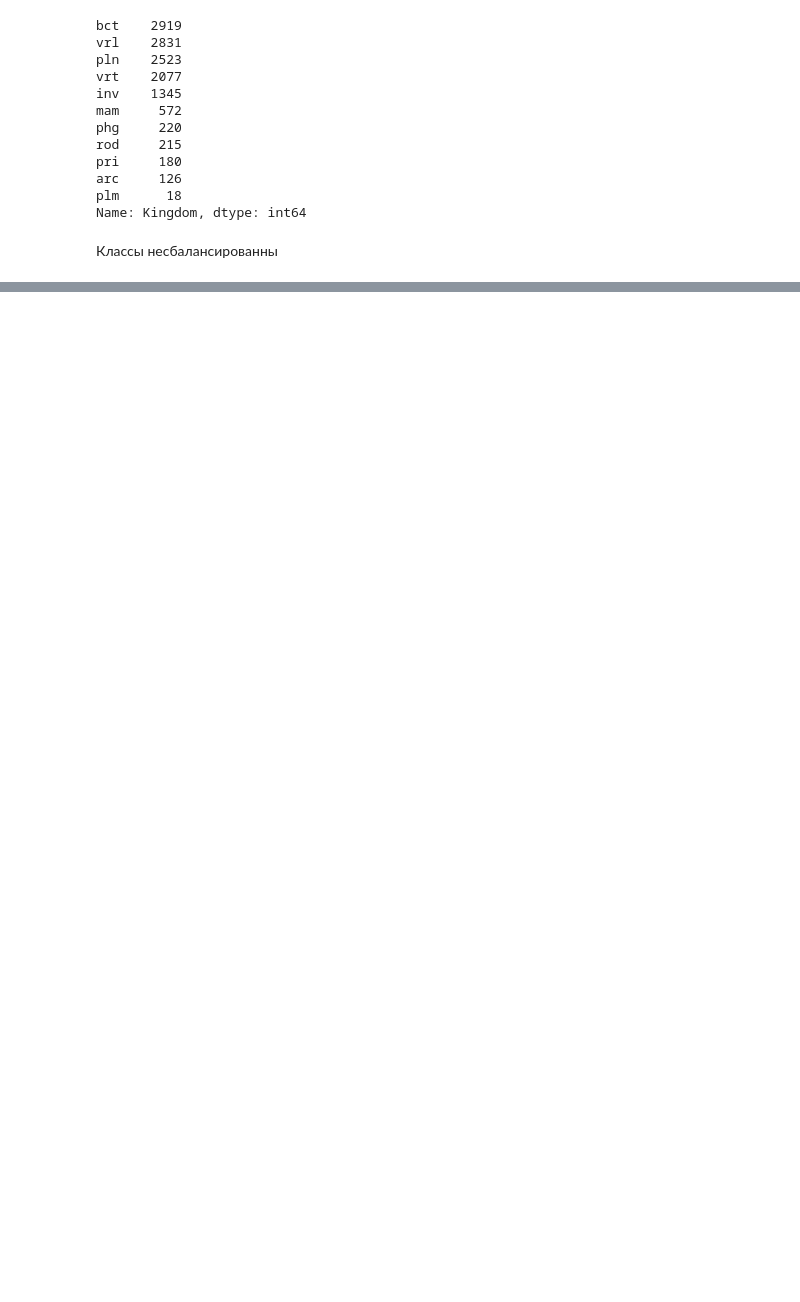
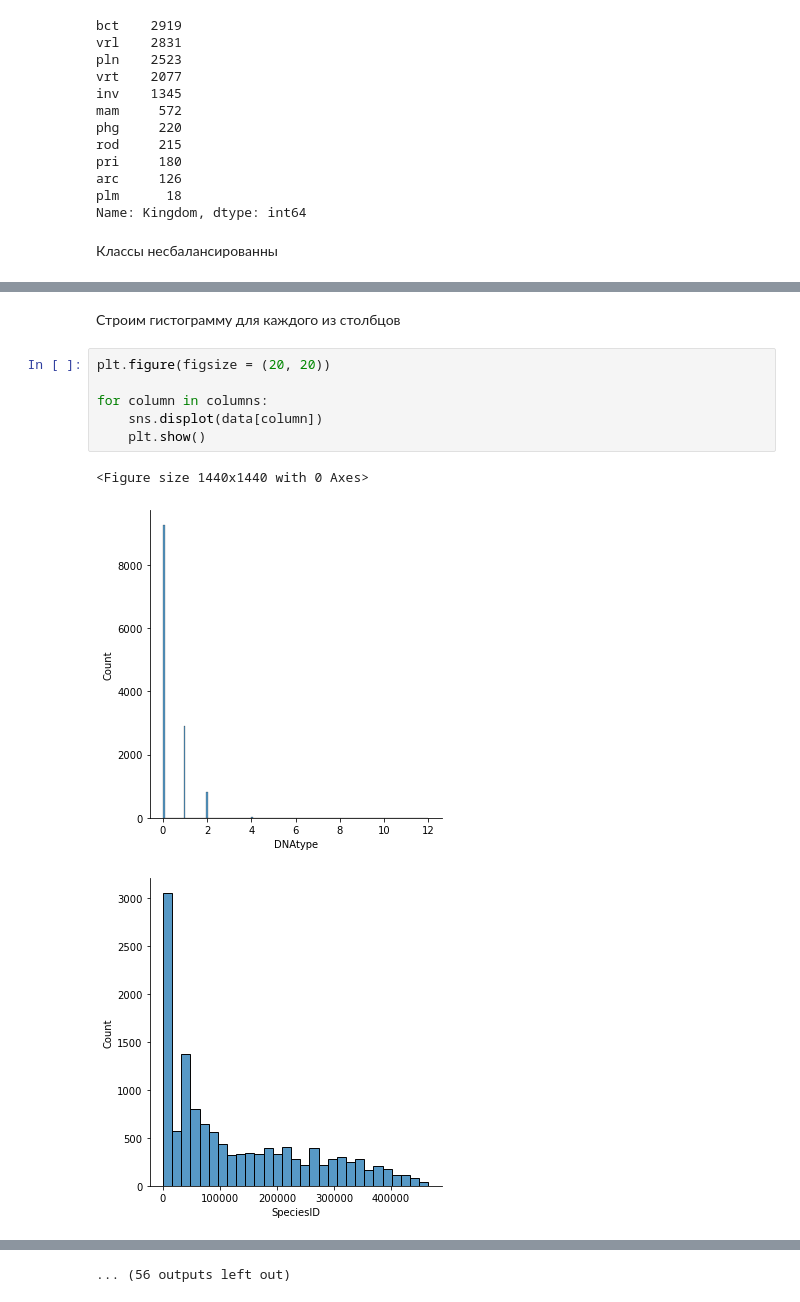
Before and after one commit to vofks/ML-Homework, a Jupyter notebook: ML_homework_1.ipynb, the cells around one changed output, grey strips where cells are left out. Cells and saved outputs as stored; diff of their text form; blank space fills up the shorter version.

```diff
--- a/ML_homework_1.ipynb
+++ b/ML_homework_1.ipynb
@@ -176,0 +197,12 @@ sns.countplot(x = raw_data['Kingdom'])
+# %% [markdown]
+Строим гистограмму для каждого из столбцов
+# %%
+plt.figure(figsize = (20, 20))
+
+for column in columns:
+    sns.displot(data[column])
+    plt.show()
+# %% [output]
+<Figure size 1440x1440 with 0 Axes>
+[figure, added]
+[figure, added]
@@ -176,0 +218 @@ sns.countplot(x = raw_data['Kingdom'])
+... (56 outputs left out)
```
Also changed, not shown: parts of 21 cells of this notebook.
